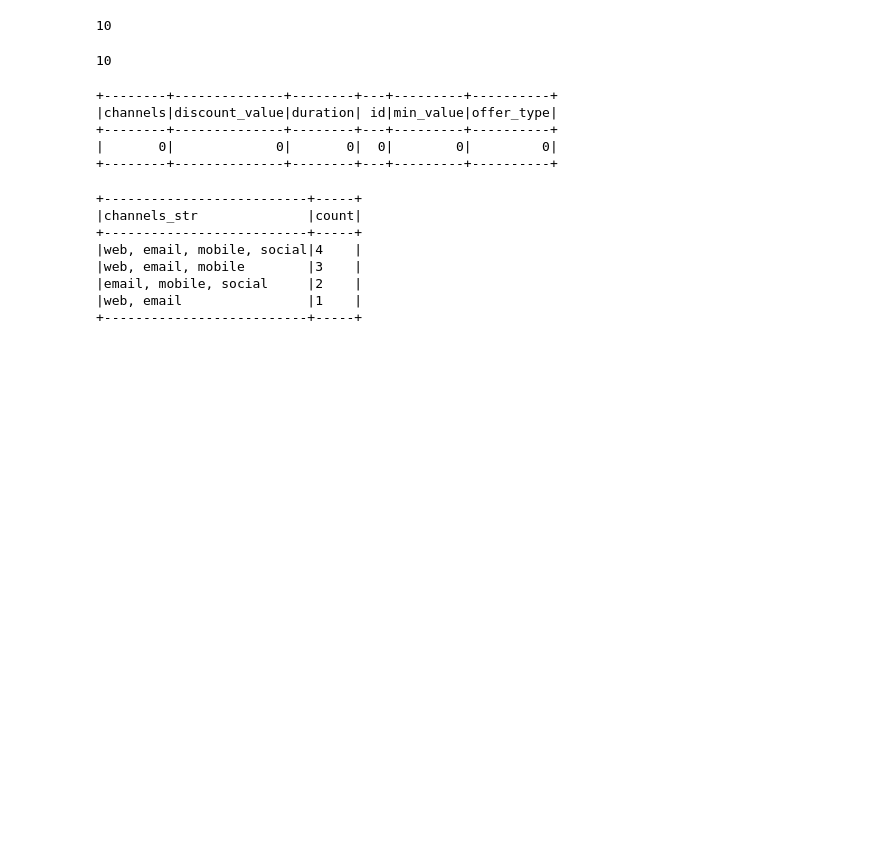
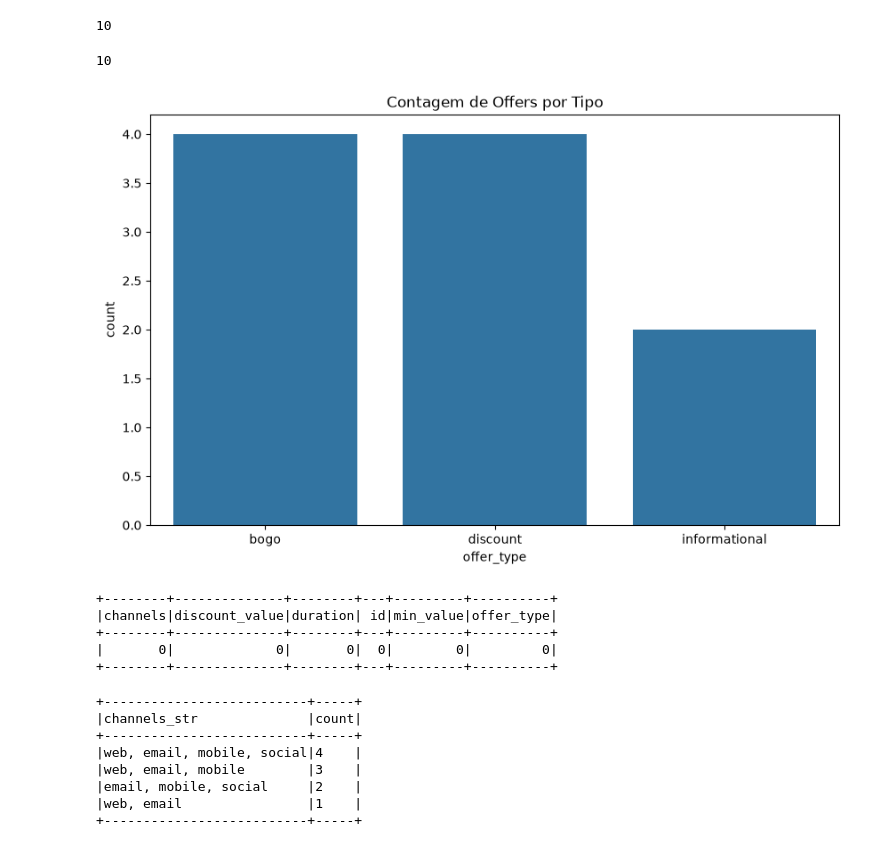
Before and after one commit to diiogorezende/ifood-case, a Jupyter notebook: notebooks/01_eda_offers.ipynb, the cells around one changed output. Saved outputs shown, nothing was run; the diff lists cells and outputs as text; code cells hidden in the pictures; blank space fills up the shorter version.

Commit message:
adjusting the order of cells and increasing the analysis with some graphs for visualization

```diff
--- a/notebooks/01_eda_offers.ipynb
+++ b/notebooks/01_eda_offers.ipynb
@@ -72,6 +67,17 @@ offers.count()
 print(offers.select("id").distinct().count())
 # %% [output]
 10
+# %%
+# Countplot de offer_type
+# Informational representa apenas 20% do total de ofertas.
+pdf = offers.select("offer_type", "min_value", "duration").toPandas()
+
+plt.figure(figsize=(10, 6))
+sns.countplot(data=pdf, x="offer_type", order=pdf["offer_type"].value_counts().index)
+plt.title("Contagem de Offers por Tipo")
+plt.show();
+# %% [output]
+[figure, added]
 # %%
 # Verificacao de valores nulos
 offers.select(
```
Also changed, not shown: parts of 8 cells of this notebook, 2 other files.
